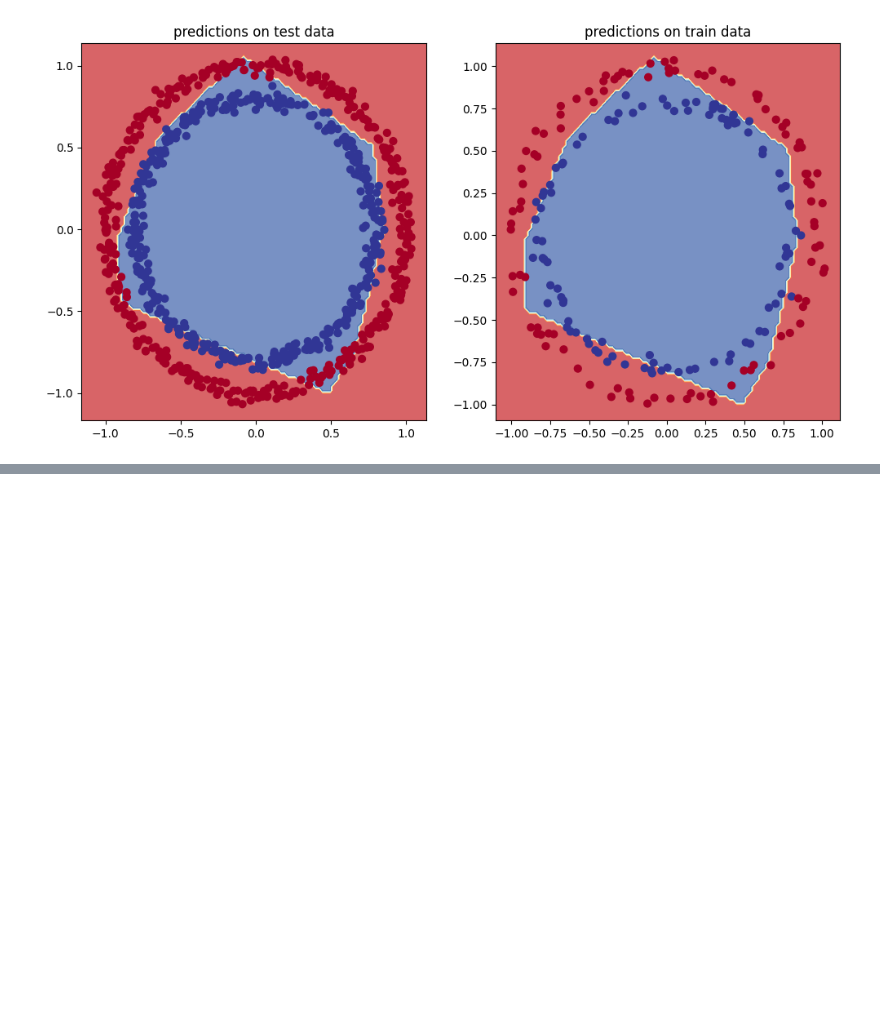
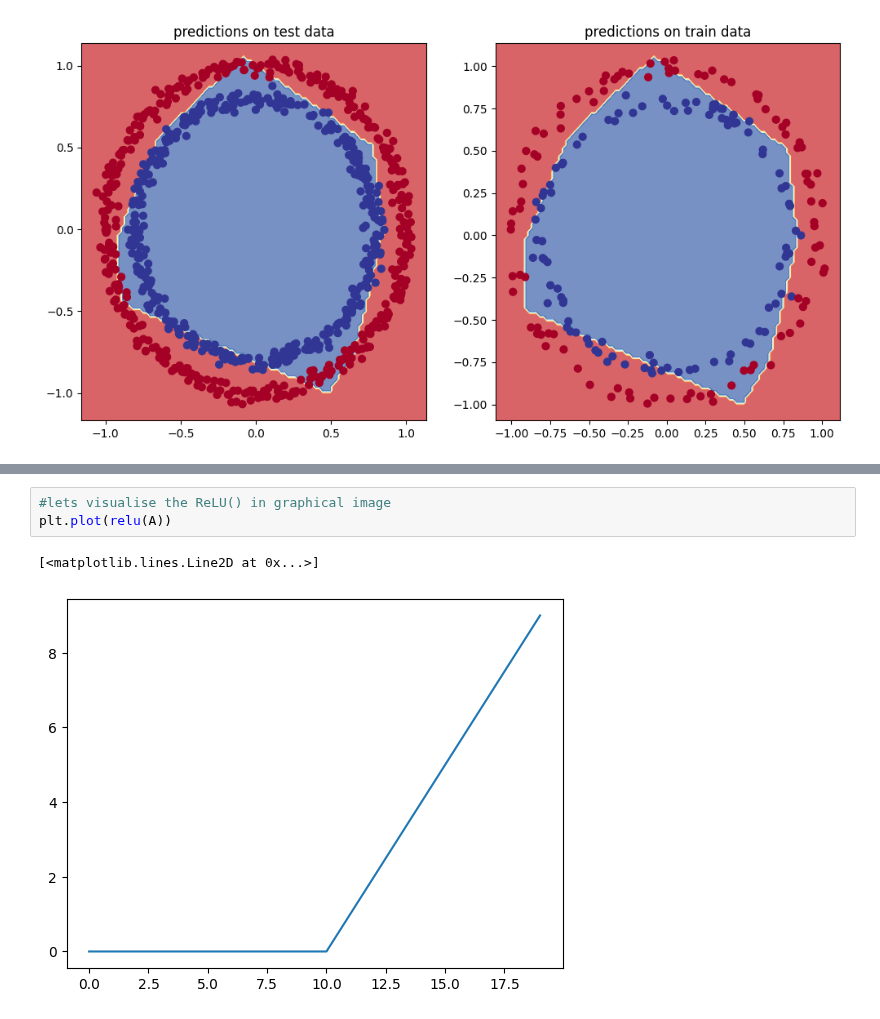
Before and after one commit to Ayushsan1/Pytorch-Implementation-and-Foundation, a Jupyter notebook: 02_NN_classification_with_pytorch.ipynb, the cells around one changed output, grey strips where cells are left out. Saved outputs shown, nothing was run; the diff lists cells and outputs as text; blank space fills up the shorter version.

```diff
--- a/02_NN_classification_with_pytorch.ipynb
+++ b/02_NN_classification_with_pytorch.ipynb
@@ -808,0 +838,6 @@ Text(0.5, 1.0, 'predictions on train data')
+# %%
+#lets visualise the ReLU() in graphical image
+plt.plot(relu(A))
+# %% [output]
+[<matplotlib.lines.Line2D at 0x...>]
+[figure, added]
```
Also changed, not shown: parts of 40 cells of this notebook.
